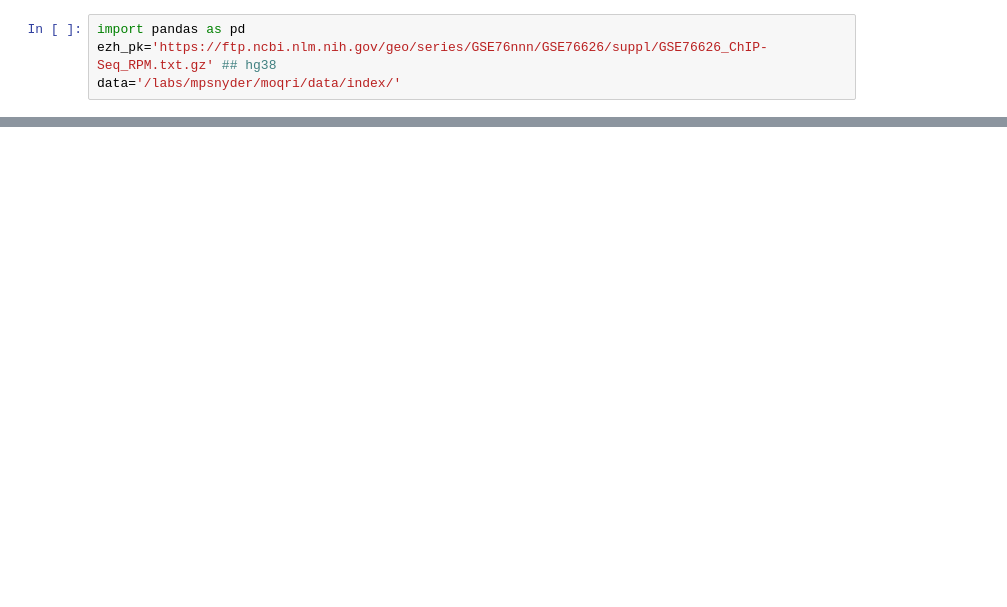
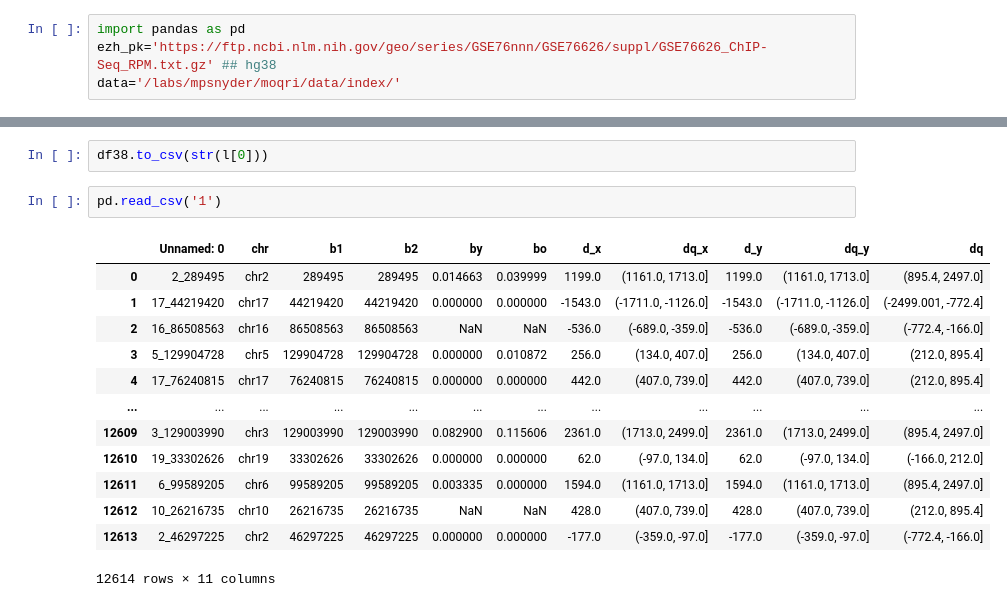
Before and after one commit to moqri/aging_2021, a Jupyter notebook: index/Untitled.ipynb, the cells around one changed output, grey strips where cells are left out. Cells and saved outputs as stored; diff of their text form; blank space fills up the shorter version.

```diff
--- a/index/Untitled.ipynb
+++ b/index/Untitled.ipynb
@@ -201,0 +99,18 @@ See the caveats in the documentation: https://pandas.pydata.org/pandas-docs/stab
+# %%
+df38.to_csv(str(l[0]))
+# %%
+pd.read_csv('1')
+# %% [output]
+|  | Unnamed: 0 | chr | b1 | b2 | by | bo | d_x | dq_x | d_y | dq_y | dq |
+| 0 | 2_289495 | chr2 | 289495 | 289495 | 0.014663 | 0.039999 | 1199.0 | (1161.0, 1713.0] | 1199.0 | (1161.0, 1713.0] | (895.4, 2497.0] |
+| 1 | 17_44219420 | chr17 | 44219420 | 44219420 | 0.000000 | 0.000000 | -1543.0 | (-1711.0, -1126.0] | -1543.0 | (-1711.0, -1126.0] | (-2499.001, -772.4] |
+| 2 | 16_86508563 | chr16 | 86508563 | 86508563 | NaN | NaN | -536.0 | (-689.0, -359.0] | -536.0 | (-689.0, -359.0] | (-772.4, -166.0] |
+| 3 | 5_129904728 | chr5 | 129904728 | 129904728 | 0.000000 | 0.010872 | 256.0 | (134.0, 407.0] | 256.0 | (134.0, 407.0] | (212.0, 895.4] |
+| 4 | 17_76240815 | chr17 | 76240815 | 76240815 | 0.000000 | 0.000000 | 442.0 | (407.0, 739.0] | 442.0 | (407.0, 739.0] | (212.0, 895.4] |
+| ... | ... | ... | ... | ... | ... | ... | ... | ... | ... | ... | ... |
+| 12609 | 3_129003990 | chr3 | 129003990 | 129003990 | 0.082900 | 0.115606 | 2361.0 | (1713.0, 2499.0] | 2361.0 | (1713.0, 2499.0] | (895.4, 2497.0] |
+| 12610 | 19_33302626 | chr19 | 33302626 | 33302626 | 0.000000 | 0.000000 | 62.0 | (-97.0, 134.0] | 62.0 | (-97.0, 134.0] | (-166.0, 212.0] |
+| 12611 | 6_99589205 | chr6 | 99589205 | 99589205 | 0.003335 | 0.000000 | 1594.0 | (1161.0, 1713.0] | 1594.0 | (1161.0, 1713.0] | (895.4, 2497.0] |
+| 12612 | 10_26216735 | chr10 | 26216735 | 26216735 | NaN | NaN | 428.0 | (407.0, 739.0] | 428.0 | (407.0, 739.0] | (212.0, 895.4] |
+| 12613 | 2_46297225 | chr2 | 46297225 | 46297225 | 0.000000 | 0.000000 | -177.0 | (-359.0, -97.0] | -177.0 | (-359.0, -97.0] | (-772.4, -166.0] |
+12614 rows × 11 columns
```
Also changed, not shown: parts of 55 cells of this notebook, 6 other files.
